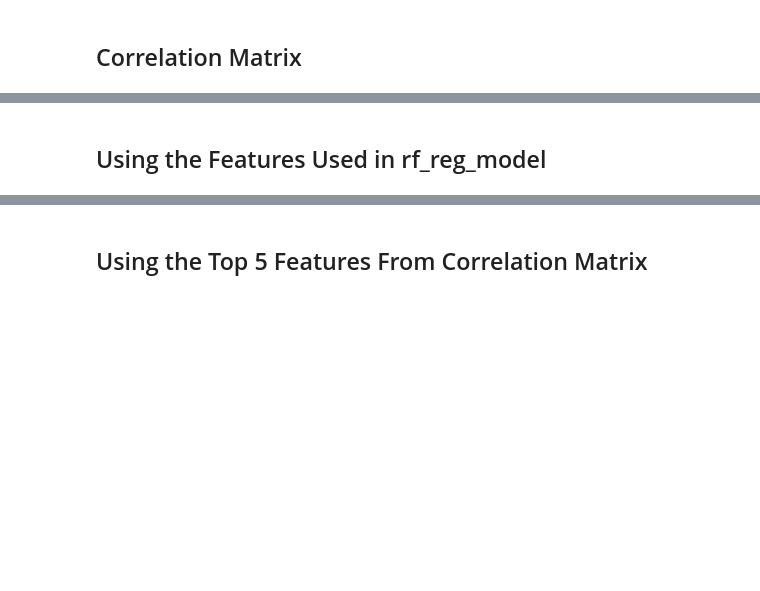
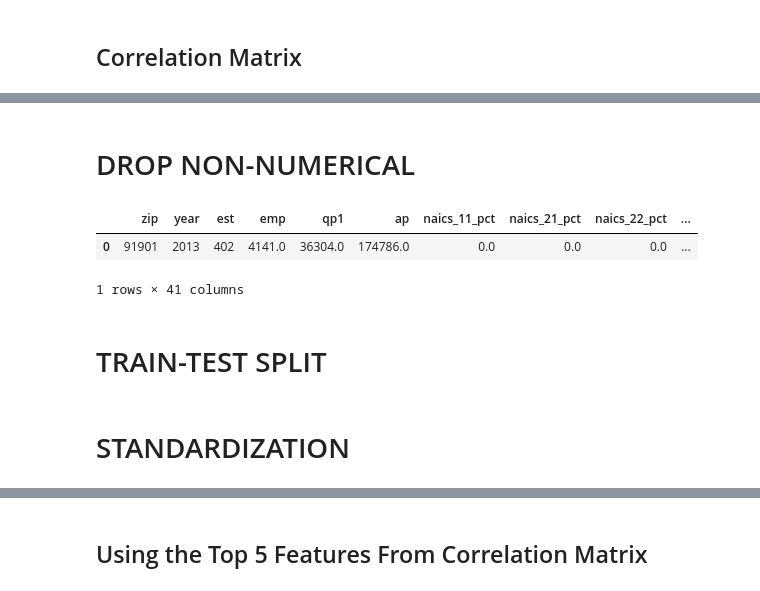
Before and after one commit to inno-apfel/DSC180A-Q1-Project, a Jupyter notebook: notebooks/development/models/linear_regression.ipynb, the cells around one changed output, grey strips where cells are left out. Saved outputs shown, nothing was run; the diff lists cells and outputs as text; code cells hidden in the pictures; blank space fills up the shorter version.

Commit message:
containerized training code and standardized training data

```diff
--- a/notebooks/development/models/linear_regression.ipynb
+++ b/notebooks/development/models/linear_regression.ipynb
@@ -33,2 +47,0 @@ print(top_5_features)
-# %% [markdown]
-## Using the Features Used in rf_reg_model
@@ -56,0 +48,12 @@ print(f'Root Mean Squared Error: {rmse}')
+# %% [markdown]
+# DROP NON-NUMERICAL
+# %%
+non_numerical_cols = data.select_dtypes(exclude=['int64', 'float64']).columns
+data = data.drop(columns=non_numerical_cols)
+data.head(1)
+# %% [output]
+|  | zip | year | est | emp | qp1 | ap | naics_11_pct | naics_21_pct | naics_22_pct | ... |
+| 0 | 91901 | 2013 | 402 | 4141.0 | 36304.0 | 174786.0 | 0.0 | 0.0 | 0.0 | ... |
+1 rows × 41 columns
+# %% [markdown]
+# TRAIN-TEST SPLIT
@@ -56,0 +64,2 @@ print(f'Root Mean Squared Error: {rmse}')
+# %% [markdown]
+# STANDARDIZATION
```
Also changed, not shown: parts of 32 cells of this notebook.
